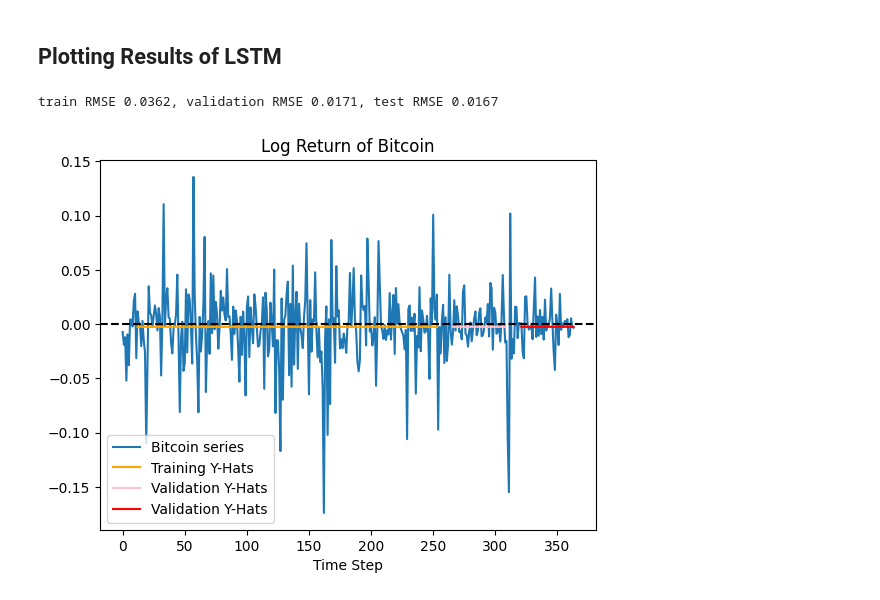
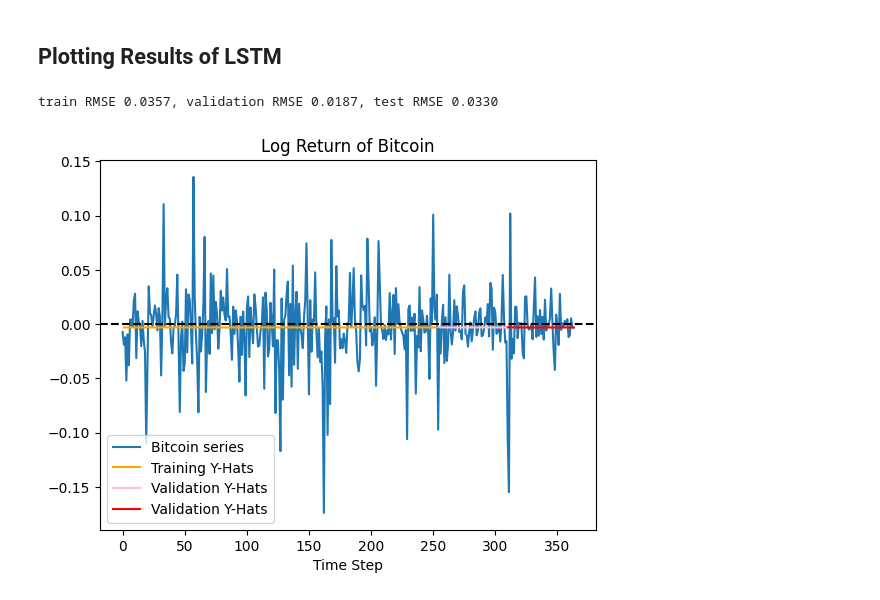
Before and after one commit to cferggie/Predicting-Bitcoin-Returns-with-Long-Short-Term-Memory-LSTM-Neural-Networks, a Jupyter notebook: LSTM for Bitcoin.ipynb, the cells around one changed output. Saved outputs shown, nothing was run; the diff lists cells and outputs as text; code cells hidden in the pictures.

```diff
--- a/LSTM for Bitcoin.ipynb
+++ b/LSTM for Bitcoin.ipynb
@@ -116,7 +120,7 @@ def create_dataset(dataset, lookback):
         y.append(labels)
     return torch.tensor(np.array(X)), torch.tensor(np.array(y))
 
-lookback = 12
+lookback = 1
 X_train, y_train = create_dataset(train, lookback=lookback)
 X_test, y_test = create_dataset(test, lookback=lookback)
 X_valid, y_valid = create_dataset(validation, lookback=lookback)
@@ -133,13 +137,2 @@ X_test, y_test shape: (torch.Size([43, 12]), torch.Size([43, 1]))
 # %% [markdown]
 Reshape variables for LSTM
-# %%
-X_train = X_train.reshape(242, 12, 1)
-X_valid = X_valid.reshape(43, 12, 1)
-X_test = X_test.reshape(43, 12, 1)
-y_train = y_train.reshape(242, 1, 1)
-y_valid = y_valid.reshape(43, 1, 1)
-y_test = y_test.reshape(43, 1, 1)
-
-print(f"X_train, y_train shape {X_train.shape, y_train.shape}")
-print(f"X_valid, y_valid shape: {X_valid.shape, y_valid.shape}")
-print(f"X_test, y_test shape: {X_test.shape, y_test.shape}")
@@ -153,9 +142,14 @@ X_test, y_test shape: (torch.Size([43, 12, 1]), torch.Size([43, 1, 1]))
 class LSTM(nn.Module):
     def __init__(self):
         super().__init__()
-        self.lstm = nn.LSTM(input_size=1, hidden_size=60, num_layers=1, batch_first=True)
-        self.linear = nn.Linear(1, 1)
+        self.lstm = nn.LSTM(input_size=1, hidden_size=30, num_layers=1, batch_first=True)
+        self.linear = nn.Linear(30, 1)
     def forward(self, x):
         x, _ = self.lstm(x)
         x = self.linear(x[:, -1:, :])
         return x
+    def regularization(self, lambda_):
+        reg_term = torch.tensor(0.0)
+        for param in self.parameters():
+            reg_term += torch.sum(param**2)
+        return lambda_ * reg_term
@@ -171,7 +159,7 @@ class LSTM(nn.Module):
 model = LSTM()
 optimizer = optim.Adam(model.parameters())
 loss_fn = nn.MSELoss()
-loader = data.DataLoader(data.TensorDataset(X_train, y_train), shuffle=False, batch_size=1)
+loader = data.DataLoader(data.TensorDataset(X_train, y_train), shuffle=False, batch_size=32)
 n_epochs = 1000
 
 for epoch in range(n_epochs+1):
@@ -248,52 +236,42 @@ Use this to select the optimal value of lambda
 with torch.no_grad():
     ##Shift train predictions for plotting
     train_plot = np.ones_like(diff) * np.nan
-    #get predictions for training set
     y_hat_train = model(X_train)
-    #RMSE for training set
     rmse_train = torch.sqrt(loss_fn(y_hat_train, y_train))
-    #Plot the training predictions
-    y_hat_train = y_hat_train.reshape(242,)
+    y_hat_train = y_hat_train.reshape(train_size-lookback,1)
     train_plot[lookback:train_size] = y_hat_train
 
 
-    #Shift validation predictions for plotting
     valid_plot = np.ones_like(diff) * np.nan
-    #Get predictions for valid set
     y_hat_valid = model(X_valid)
-    #RMSE for valid set
     rmse_valid = torch.sqrt(loss_fn(y_hat_valid, y_valid))
-    #Plot the valid predictions
-    y_hat_valid = y_hat_valid.reshape(43,)
+    y_hat_valid = y_hat_valid.reshape(validation_size-lookback,1)
     valid_plot[train_size+lookback:train_size+len(y_valid)+lookback] = y_hat_valid
 
-    #Shift test predictions for plotting
+
     test_plot = np.ones_like(diff) * np.nan
-    #Get predictions for testing set
     y_hat_test = model(X_test)
-    #RMSE for testing set
     rmse_test = torch.sqrt(loss_fn(y_hat_test, y_test))
-    #Plot the testing predictions
-    y_hat_test = y_hat_test.reshape(43,)
+    y_hat_test = y_hat_test.reshape(len(test)-lookback,1)
     test_plot[train_size+lookback+len(y_valid)+lookback:] = y_hat_test
 
 print(f"train RMSE {rmse_train:.4f}, validation RMSE {rmse_valid:.4f}, test RMSE {rmse_test:.4f}")
 
 
 # plot
 plt.plot(diff, label='Bitcoin series')
 plt.plot(train_plot, c='orange', label="Training Y-Hats")
 plt.plot(valid_plot, c='pink', label='Validation Y-Hats')
 plt.plot(test_plot, c='r', label='Validation Y-Hats')
 plt.xlabel('Time Step')
 plt.title('Log Return of Bitcoin')
 plt.legend()
 plt.axhline(y=0, color='black', linestyle='--')
 # plt.savefig("365 forecast")
 plt.show()
 # %% [output]
-train RMSE 0.0362, validation RMSE 0.0171, test RMSE 0.0167
+train RMSE 0.0357, validation RMSE 0.0187, test RMSE 0.0330
-[figure, old version]
+[figure, new version]
 # %%
 plt.plot(y_hat_train, c='orange', label="Predicted Values")
 plt.plot(y_train.squeeze(), label="Actual Train")
```
Also changed, not shown: parts of 9 cells of this notebook, 2 other files.
